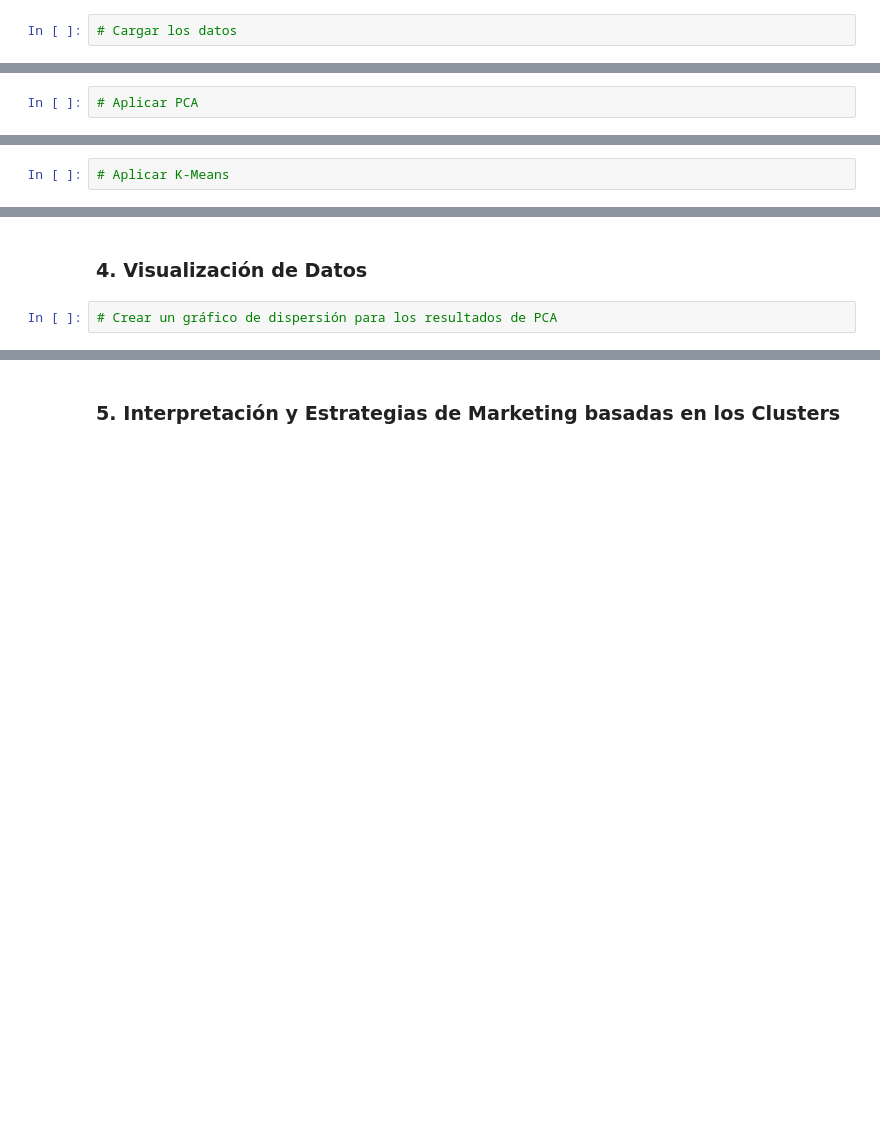
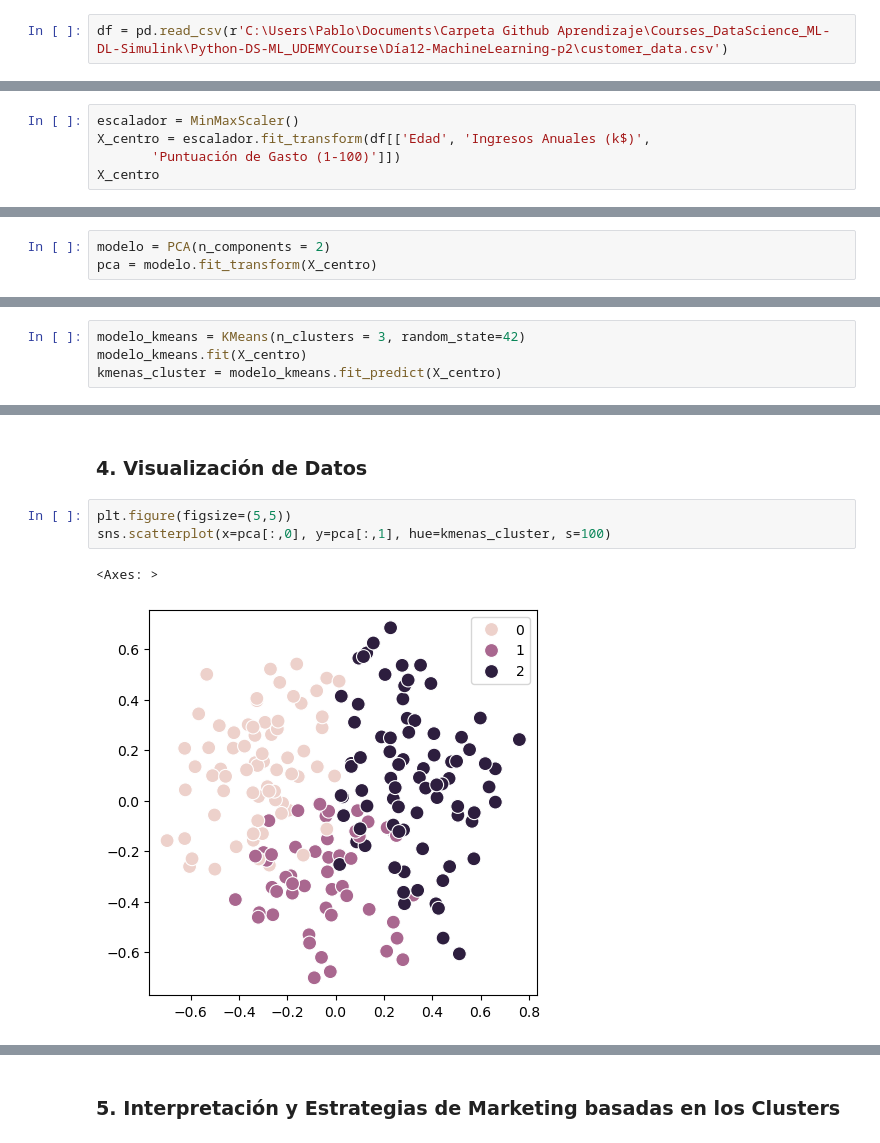
Before and after one commit to PabloPombo/Courses_DataScience_ML-DL-Simulink, a Jupyter notebook: Python-DS-ML_UDEMYCourse/Día12-MachineLearning-p2/Cuadernos para Prácticas/Proyecto del Día 12 - Análisis y Clasificación de Clientes.ipynb, the cells around one changed output, grey strips where cells are left out. Saved outputs shown, nothing was run; the diff lists cells and outputs as text; blank space fills up the shorter version.

Commit message:
clustering project

```diff
--- a/Python-DS-ML_UDEMYCourse/Día12-MachineLearning-p2/Cuadernos para Prácticas/Proyecto del Día 12 - Análisis y Clasificación de Clientes.ipynb
+++ b/Python-DS-ML_UDEMYCourse/Día12-MachineLearning-p2/Cuadernos para Prácticas/Proyecto del Día 12 - Análisis y Clasificación de Clientes.ipynb
@@ -45,5 +45,5 @@ from sklearn.decomposition import PCA
 from sklearn.cluster import KMeans
 from scipy.cluster.hierarchy import dendrogram, linkage
 # %%
-# Cargar los datos
+df = pd.read_csv(r'C:\Users\Pablo\Documents\Carpeta Github Aprendizaje\Courses_DataScience_ML-DL-Simulink\Python-DS-ML_UDEMYCourse\Día12-MachineLearning-p2\customer_data.csv')
 # %%
@@ -54,0 +84,5 @@ from scipy.cluster.hierarchy import dendrogram, linkage
+# %%
+escalador = MinMaxScaler()
+X_centro = escalador.fit_transform(df[['Edad', 'Ingresos Anuales (k$)',
+       'Puntuación de Gasto (1-100)']])
+X_centro
@@ -55,5 +107,6 @@ from scipy.cluster.hierarchy import dendrogram, linkage
 # %% [markdown]
 ### 2. Reducción de Dimensiones: PCA y SVD
 # %%
-# Aplicar PCA
+modelo = PCA(n_components = 2)
+pca = modelo.fit_transform(X_centro)
 # %%
@@ -63,5 +116,7 @@ from scipy.cluster.hierarchy import dendrogram, linkage
 # %% [markdown]
 ### 3. Clustering: K-Means y Clustering Jerárquico
 # %%
-# Aplicar K-Means
+modelo_kmeans = KMeans(n_clusters = 3, random_state=42)
+modelo_kmeans.fit(X_centro)
+kmenas_cluster = modelo_kmeans.fit_predict(X_centro)
 # %%
@@ -69,5 +143,9 @@ from scipy.cluster.hierarchy import dendrogram, linkage
 # %% [markdown]
 ### 4. Visualización de Datos
-# %%
-# Crear un gráfico de dispersión para los resultados de PCA
+# %%
+plt.figure(figsize=(5,5))
+sns.scatterplot(x=pca[:,0], y=pca[:,1], hue=kmenas_cluster, s=100)
+# %% [output]
+<Axes: >
+[figure, added]
 # %%
```
Also changed, not shown: parts of 11 cells of this notebook.
